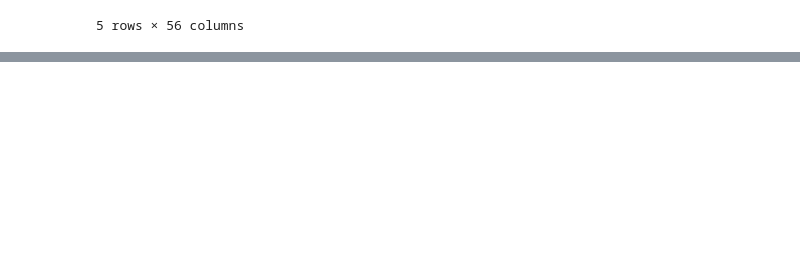
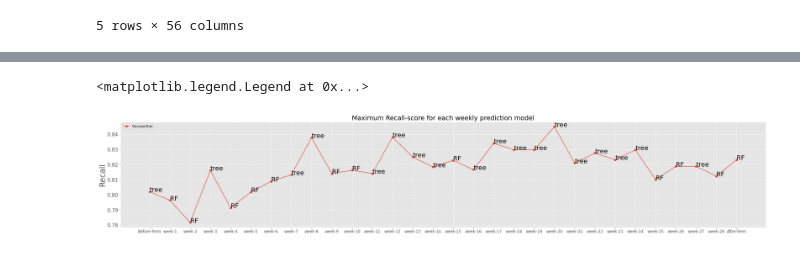
Before and after one commit to pratya3587/LA-EDM-, a Jupyter notebook: LA Course Project.ipynb, the cells around one changed output, grey strips where cells are left out. Drawn from its saved outputs; the diff is of its cells as text; code cells hidden in the pictures; blank space fills up the shorter version.

```diff
--- a/LA Course Project.ipynb
+++ b/LA Course Project.ipynb
@@ -533,0 +923,20 @@ final_feature_df.head()
+# %%
+max_recall=result_plot.loc[result_plot.groupby('week_number').idxmax()['Recall']].sort_index()
+d={'DecisionTree':'tree','Randomforest':'RF','K-NN':'knn'}
+max_recall.loc[:,'Method'] = max_recall['Method'].map(d)
+fig, ax = plt.subplots(figsize = (36, 6))
+labels=max_recall['week_number'].unique()
+x = np.arange(len(labels))
+Recall=np.array(max_recall['Recall'])
+ax.set_ylabel('Recall',fontsize=24)
+ax.set_title('Maximum Recall-score for each weekly prediction model',fontsize=20)
+ax.set_xticks(x)
+ax.set_xticklabels(labels)
+ax.tick_params(axis='x', labelsize=12)
+ax.tick_params(axis='y', labelsize=15)
+rects1 = ax.plot(x , Recall, label='DecisionTree',marker='o')
+for a,b,c in zip(x,max_recall['Recall'],max_recall['Method']):ax.text(a, b,c, fontsize=20)
+ax.legend(loc='upper left')
+# %% [output]
+<matplotlib.legend.Legend at 0x...>
+[figure, added]
```
Also changed, not shown: parts of 53 cells of this notebook.
